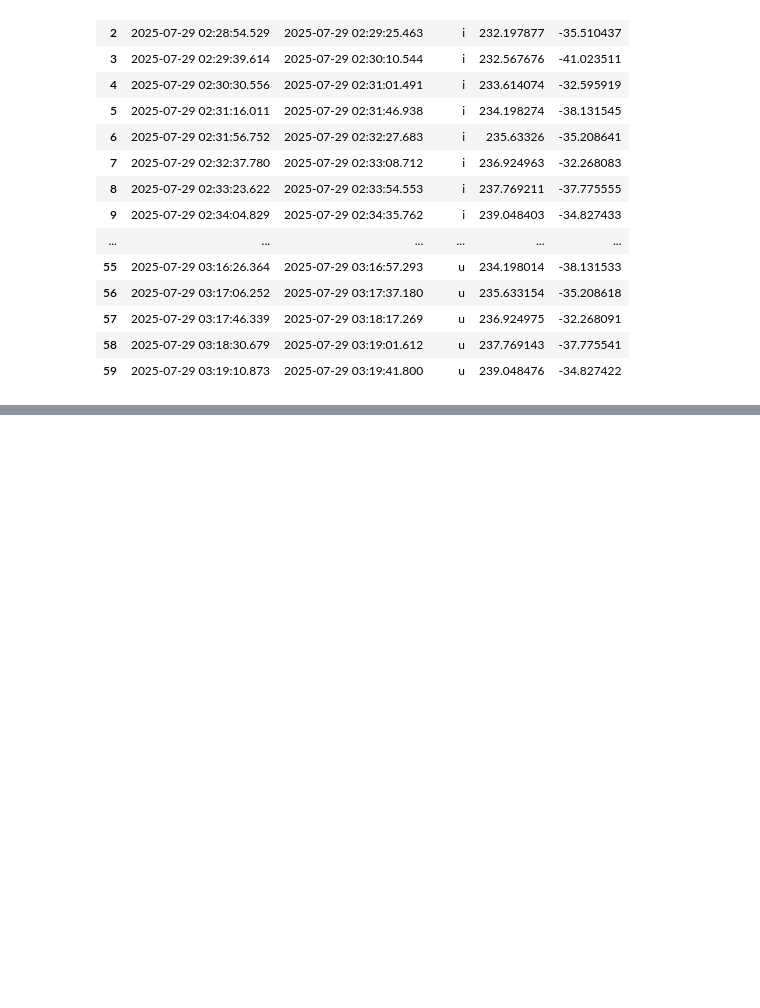
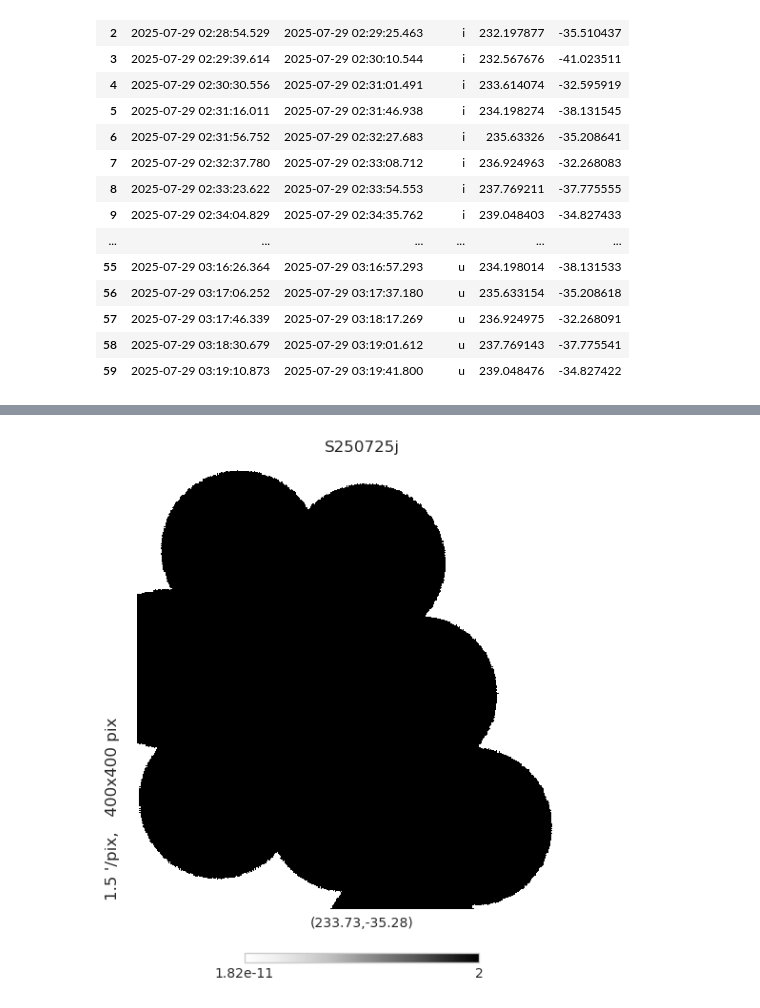
Before and after one commit to lsst-sitcom/ToO-analysis-tools, a Jupyter notebook: notebooks/PointingEfficiency.ipynb, the cells around one changed output, grey strips where cells are left out. Saved outputs shown, nothing was run; the diff lists cells and outputs as text; code cells hidden in the pictures; blank space fills up the shorter version.

```diff
--- a/notebooks/PointingEfficiency.ipynb
+++ b/notebooks/PointingEfficiency.ipynb
@@ -645,0 +652,27 @@ ToODF
+# %%
+def newAreaForPointingMask(vec,theMap,radius=1.75,fillValue=2):
+    coveredIndices = hp.query_disc(hp.get_nside(theMap),vec,radius*np.pi/180)
+    alreadyCovered = [x!=fillValue for x in theMap[coveredIndices]]
+    probArr = np.sum(theMap[coveredIndices[alreadyCovered]])
+    area = np.count_nonzero(msk) * hp.nside2pixarea(hp.get_nside(theMap),degrees=True)
+    theMap[coveredIndices] = fillValue
+    return area,theMap,probArr
+# %%
+copy = hp.read_map(url)
+# %%
+timeOfObs = [ToODF.iloc[0]["Start date"]]
+coveredAreaArr = [0]
+probs=[0]
+for k in np.arange(1,10):
+    row = ToODF.iloc[k]
+    centerVec = hp.ang2vec(row["RA"],row["DEC"],lonlat=True)
+    coveredArea,copy,prob = newAreaForPointingMask(centerVec,copy)
+    coveredAreaArr.append(coveredArea)
+    timeOfObs.append(row["End date"])
+    probs.append(prob)
+# %%
+dim=400
+hp.gnomview(copy, title="S250725j", rot=np.array([233.73,-35.28]),xsize=dim,ysize=dim)
+plt.show()
+# %% [output]
+[figure, added]
```
Also changed, not shown: parts of 4 cells of this notebook, 1 other file.
